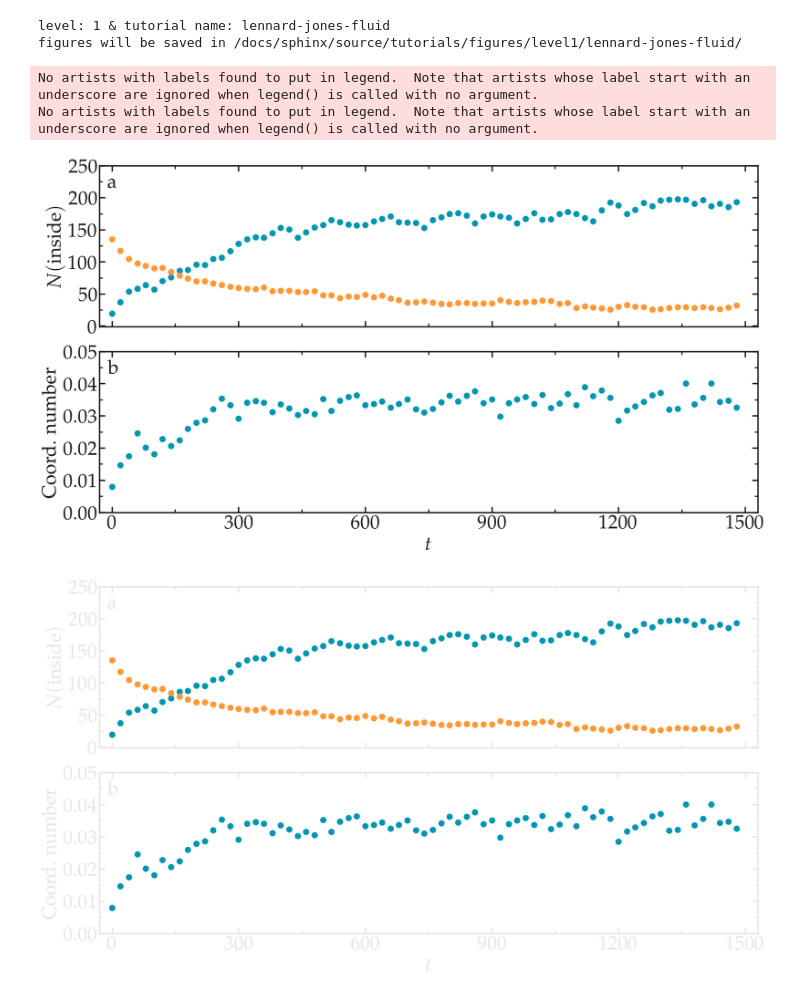
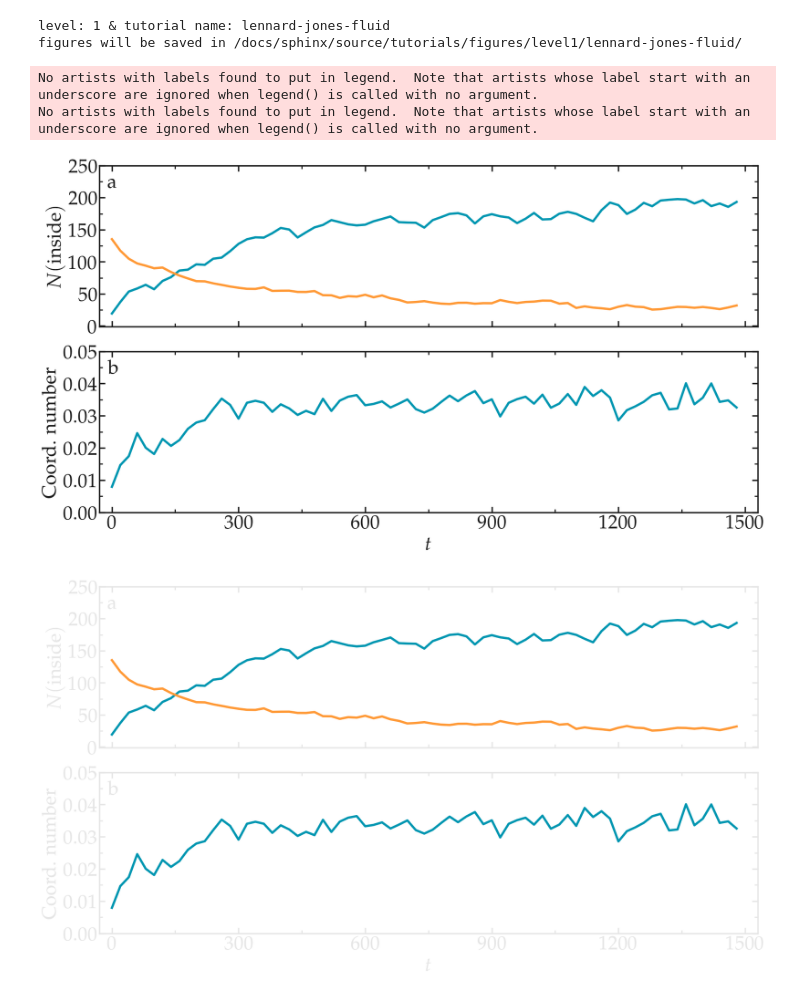
Before and after one commit to lammpstutorials/lammpstutorials.github.io, a Jupyter notebook: docs/inputs/level1/lennard-jones-fluid/improved-input/plot_mixing.ipynb, the cells around one changed output. Drawn from its saved outputs; the diff is of its cells as text; code cells hidden in the pictures.

Commit message:
improved figures LJ

```diff
--- a/docs/inputs/level1/lennard-jones-fluid/improved-input/plot_mixing.ipynb
+++ b/docs/inputs/level1/lennard-jones-fluid/improved-input/plot_mixing.ipynb
@@ -27,28 +27,28 @@ _, coordination = import_ave_time(filename="output-coordinationnumber12.dat")
 # %%
 filename = "mixing"
 for mode, mygray in zip(['light', 'dark'], [colors["lightgray"], colors["darkgray"]]):
     fig = plt.figure(figsize=(18,10))
     ax, n, l_tot, c_tot = [], 0, 2, 1
     n += 1
     ax.append(plt.subplot(l_tot, c_tot, n))
-    ax[-1].plot(time[::2], population1[::2], 'o',
-                markersize = 10, color=colors["myblue"], label=r"type 1, INSIDE")
-    ax[-1].plot(time[::2], population2[::2], 'o',
-                color=colors["myorange"], markersize = 10, label=r"type 2, INSIDE") # linewidth = 3,
+    ax[-1].plot(time[::2], population1[::2], '-', color=colors["myblue"],
+                markersize = 10, linewidth = 4, label=r"type 1, INSIDE")
+    ax[-1].plot(time[::2], population2[::2], '-', color=colors["myorange"],
+                markersize = 10, linewidth = 4, label=r"type 2, INSIDE")
     complete_panel(ax[-1], None, r'$N (\textrm{inside})$', legend=False, axis_color=mygray)
     set_boundaries(plt, x_ticks=np.arange(0, 1800, 300), x_boundaries=(-30, 1530),
                    y_ticks=np.arange(0, 300, 50), y_boundaries=(-1, 250))
     n += 1
     ax.append(plt.subplot(l_tot, c_tot, n))
-    ax[-1].plot(time[::2], coordination[::2], 'o',
-                markersize = 10, color=colors["myblue"])
+    ax[-1].plot(time[::2], coordination[::2], '-', color=colors["myblue"],
+                markersize = 10, linewidth = 4)
     complete_panel(ax[-1], r'$t$', r'Coord. number', legend=True, axis_color=mygray)
     set_boundaries(plt, x_ticks=np.arange(0, 1800, 300), x_boundaries=(-30, 1530),
                    y_ticks=np.arange(0, 0.06, 0.01), y_boundaries=(0.0, 0.05))
     add_subplotlabels(fig, ax, ["a", "b"], color=mygray)
     save_figure(fig, mode, git_path, path_figures, filename)
 # %% [output]
 No artists with labels found to put in legend.  Note that artists whose label start with an underscore are ignored when legend() is called with no argument.
 No artists with labels found to put in legend.  Note that artists whose label start with an underscore are ignored when legend() is called with no argument.
-[figure, old version]
+[figure, new version]
-[figure, old version]
+[figure, new version]
```
Also changed, not shown: 29 other files.
